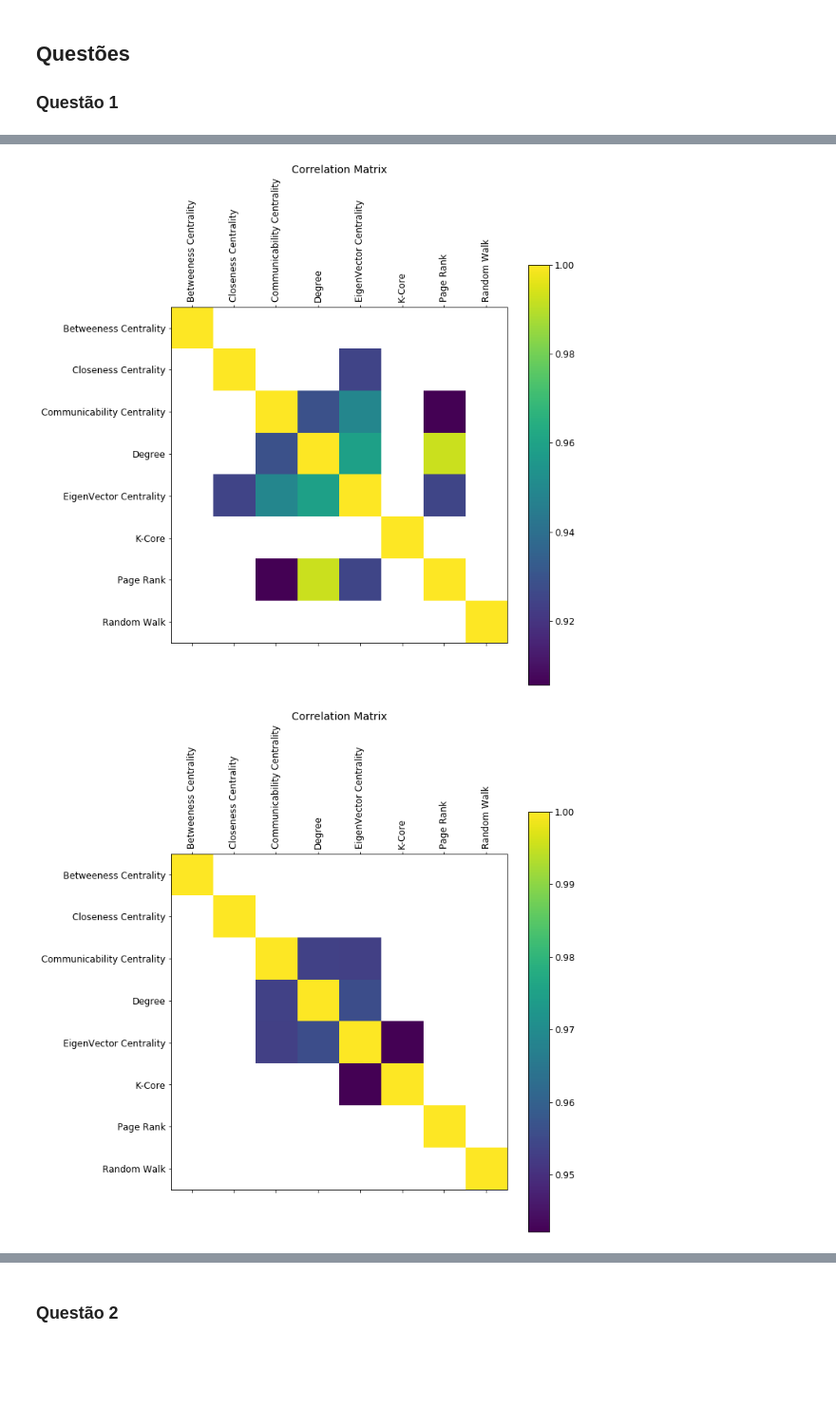
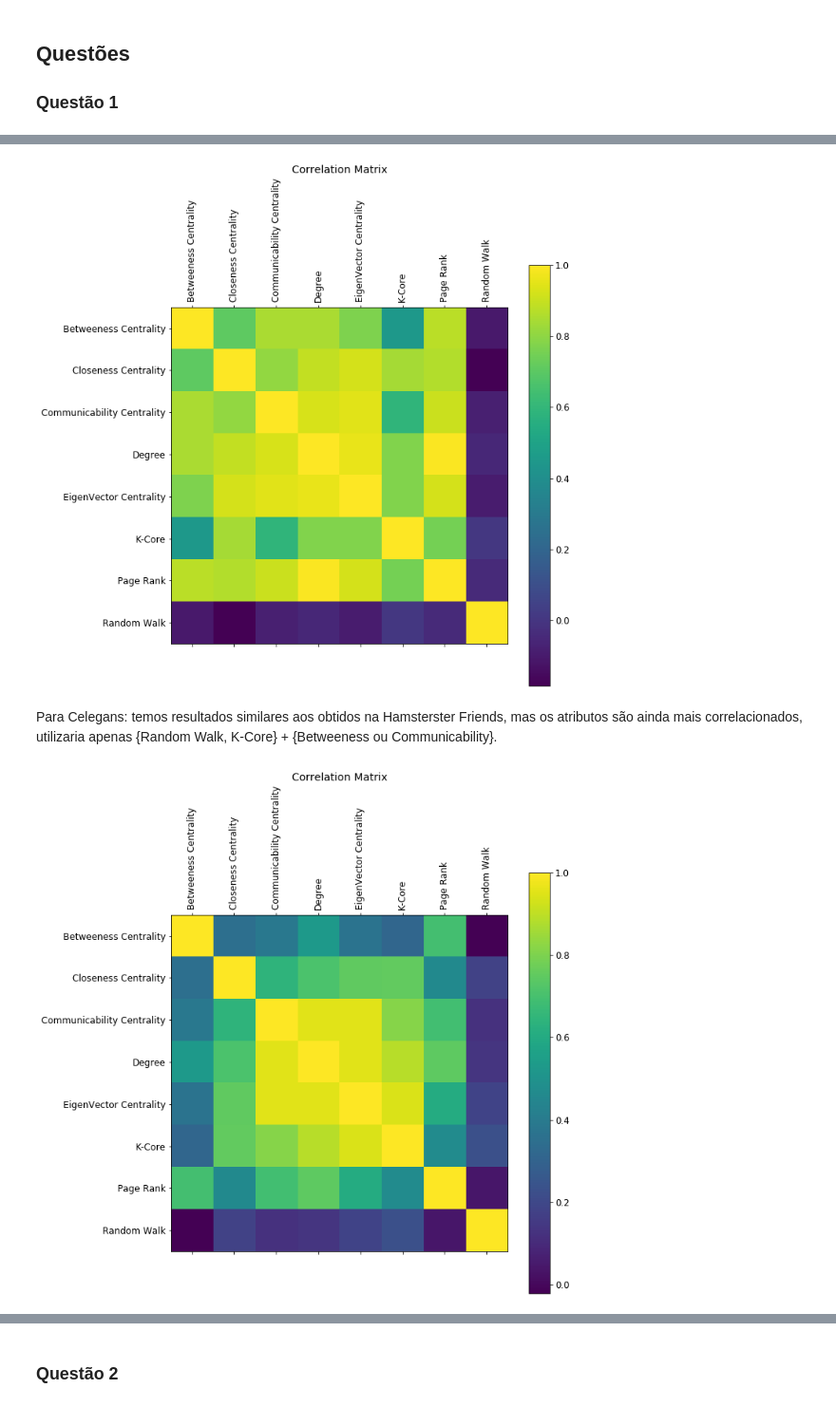
Before and after one commit to guimilan/redes_complexas, a Jupyter notebook: Lista2.ipynb, the cells around one changed output, grey strips where cells are left out. Shown at 95% size. Cells and saved outputs as stored; diff of their text form; code cells hidden in the pictures; blank space fills up the shorter version.

```diff
--- a/Lista2.ipynb
+++ b/Lista2.ipynb
@@ -293,8 +303,10 @@ plotCorr(corr[ham][corr[ham]>0.9])
 # %%
-plotCorr(corr[celegans][corr[celegans]>0.9])
+plotCorr(corr[celegans])
 # %% [output]
-[figure, old version]
+[figure, new version]
+# %% [markdown]
+Para Celegans: temos resultados similares aos obtidos na Hamsterster Friends, mas os atributos são ainda mais correlacionados, utilizaria apenas {Random Walk, K-Core} + {Betweeness ou Communicability}.
 # %%
-plotCorr(corr[airport][corr[airport]>0.9])
+plotCorr(corr[airport])
 # %% [output]
-[figure, old version]
+[figure, new version]
```
Also changed, not shown: parts of 13 cells of this notebook.
